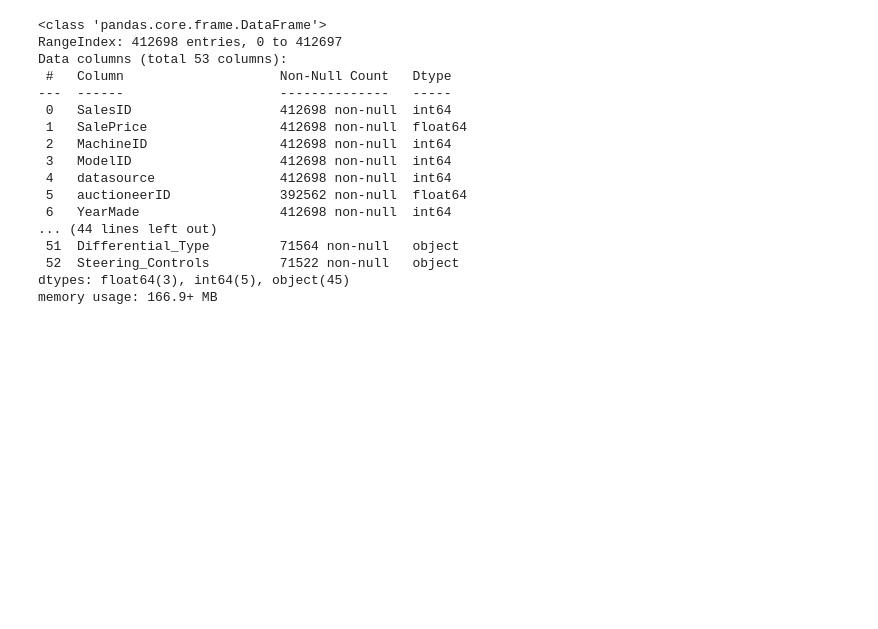
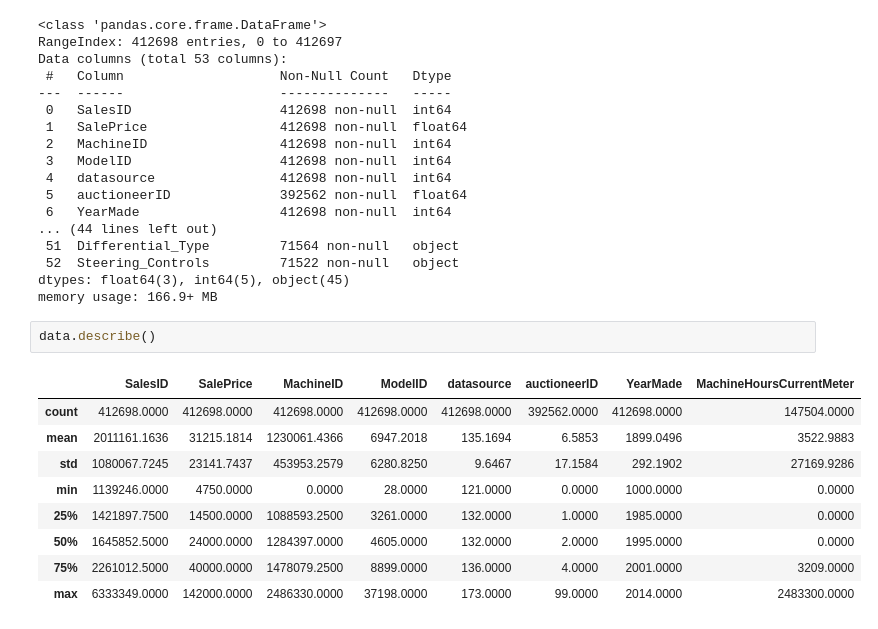
Before and after one commit to fares-ds/Blue-Book-for-Bulldozers-Kaggle-Competition, a Jupyter notebook: Blue_Book_for_Bulldozers.ipynb, the cells around one changed output. Saved outputs shown, nothing was run; the diff lists cells and outputs as text; blank space fills up the shorter version.

```diff
--- a/Blue_Book_for_Bulldozers.ipynb
+++ b/Blue_Book_for_Bulldozers.ipynb
@@ -87,5 +87,17 @@ Data columns (total 53 columns):
  52  Steering_Controls         71522 non-null   object
 dtypes: float64(3), int64(5), object(45)
 memory usage: 166.9+ MB
+# %%
+data.describe()
+# %% [output]
+|  | SalesID | SalePrice | MachineID | ModelID | datasource | auctioneerID | YearMade | MachineHoursCurrentMeter |
+| count | 412698.0000 | 412698.0000 | 412698.0000 | 412698.0000 | 412698.0000 | 392562.0000 | 412698.0000 | 147504.0000 |
+| mean | 2011161.1636 | 31215.1814 | 1230061.4366 | 6947.2018 | 135.1694 | 6.5853 | 1899.0496 | 3522.9883 |
+| std | 1080067.7245 | 23141.7437 | 453953.2579 | 6280.8250 | 9.6467 | 17.1584 | 292.1902 | 27169.9286 |
+| min | 1139246.0000 | 4750.0000 | 0.0000 | 28.0000 | 121.0000 | 0.0000 | 1000.0000 | 0.0000 |
+| 25% | 1421897.7500 | 14500.0000 | 1088593.2500 | 3261.0000 | 132.0000 | 1.0000 | 1985.0000 | 0.0000 |
+| 50% | 1645852.5000 | 24000.0000 | 1284397.0000 | 4605.0000 | 132.0000 | 2.0000 | 1995.0000 | 0.0000 |
+| 75% | 2261012.5000 | 40000.0000 | 1478079.2500 | 8899.0000 | 136.0000 | 4.0000 | 2001.0000 | 3209.0000 |
+| max | 6333349.0000 | 142000.0000 | 2486330.0000 | 37198.0000 | 173.0000 | 99.0000 | 2014.0000 | 2483300.0000 |
 # %%
 i = 1
```
Also changed, not shown: parts of 12 cells of this notebook.
